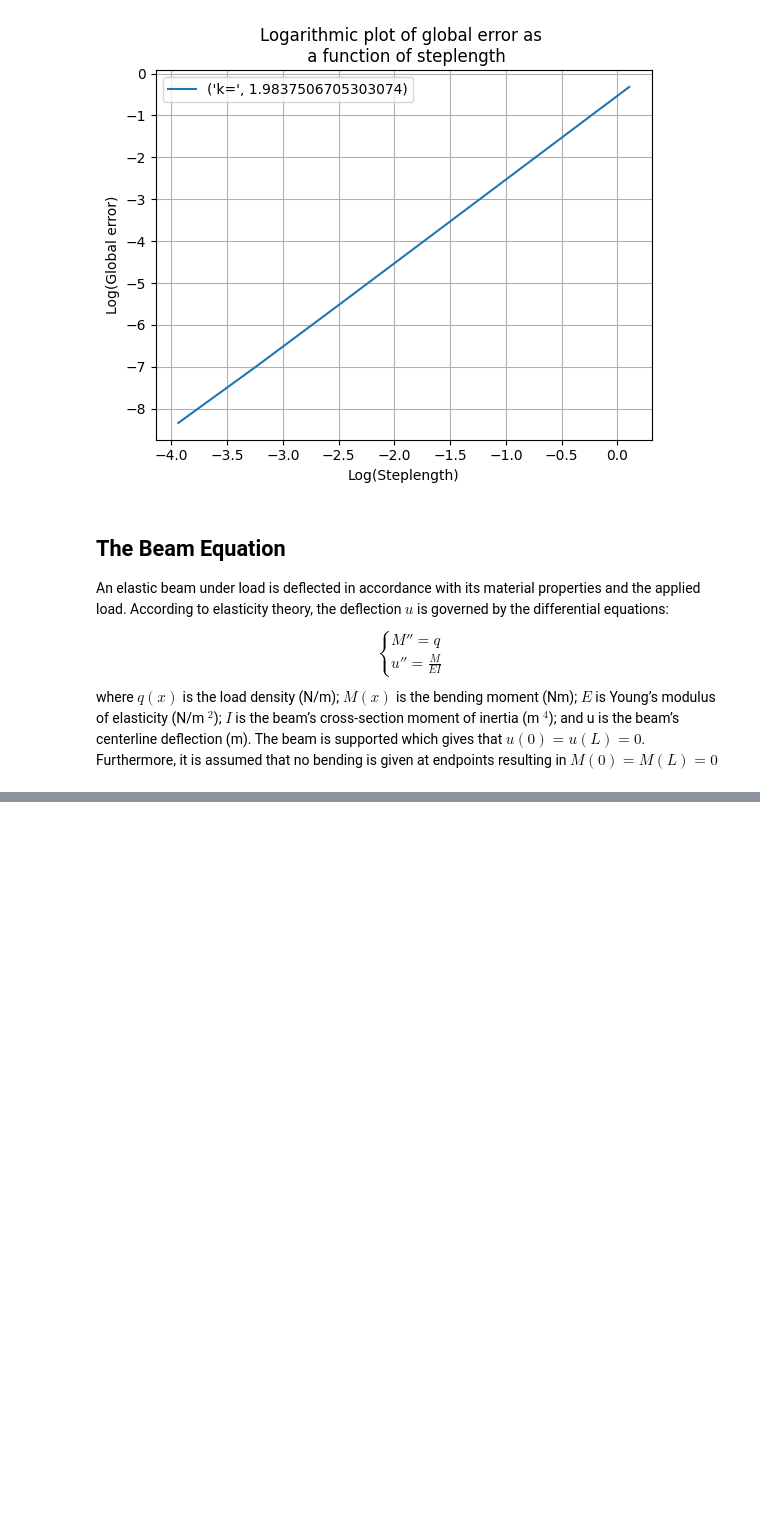
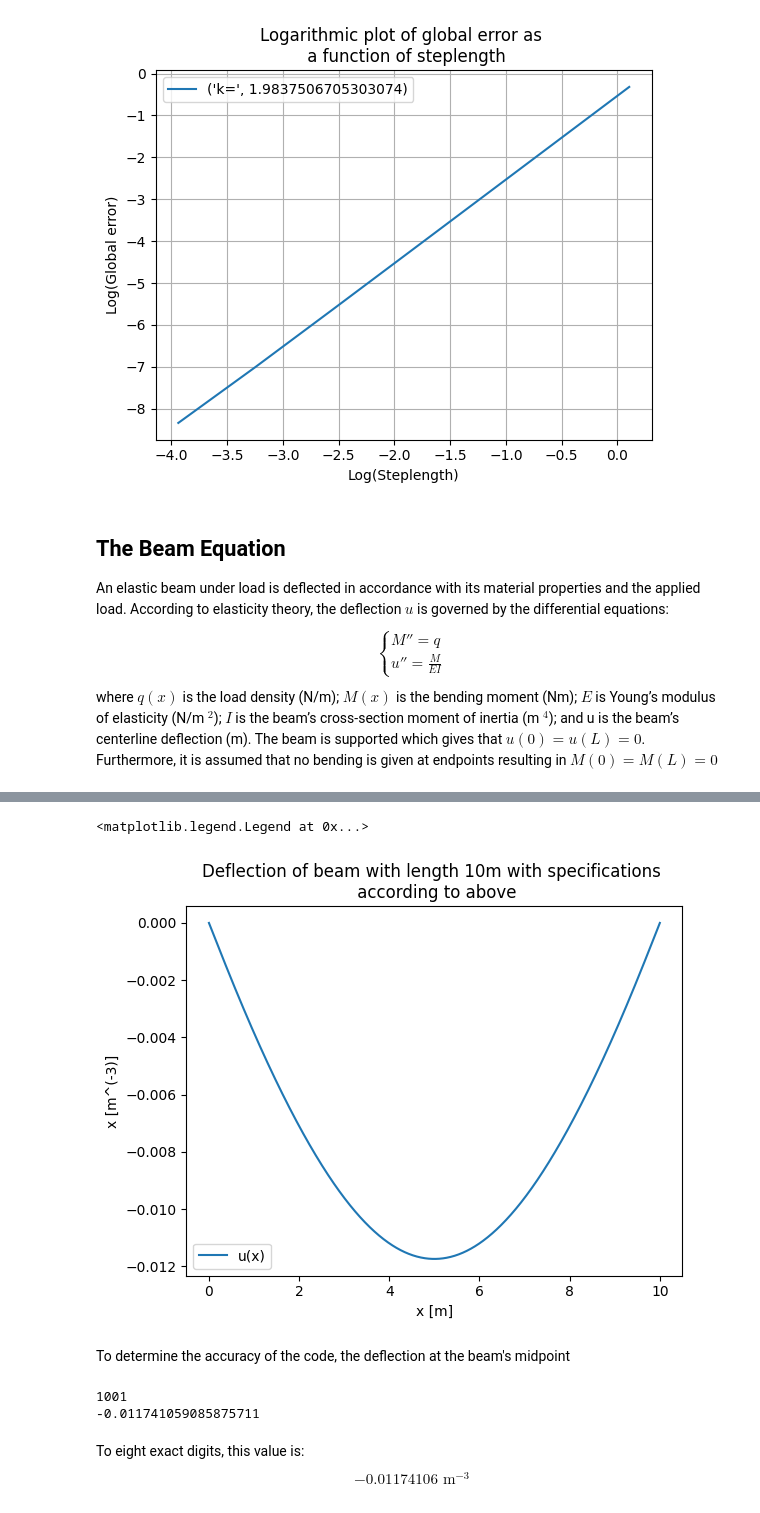
Before and after one commit to william-lundgren/FilipNumMums, a Jupyter notebook: Project2.ipynb, the cells around one changed output, grey strips where cells are left out. Drawn from its saved outputs; the diff is of its cells as text; code cells hidden in the pictures; blank space fills up the shorter version.

```diff
--- a/Project2.ipynb
+++ b/Project2.ipynb
@@ -162,0 +183,42 @@ def
+# %%
+E     = 1.9e11
+E_inv = 1/E
+
+def I(x):
+    return 0.001*(3-2*(np.cos(np.pi*x/L))**(12))
+
+def I_inv(x):
+    return 1/I(x)
+
+beam = np.linspace(0,10,1001)
+
+f_vec_beam = np.zeros(1001-2)
+
+for i in range(len(f_vec_beam)):
+    f_vec_beam[i] = E_inv * I_inv(beam[i+1]) * M[i+1]
+
+
+u = twopBVP(f_vec_beam, 0, 0, L, 999)
+u = np.concatenate(([0],u))
+u = np.concatenate((u,[0]))
+# %%
+plt.plot(beam_vec, u, label='u(x)')
+plt.title('Deflection of beam with length 10m with specifications \n according to above')
+plt.xlabel('x [m]')
+plt.ylabel('x [m^(-3)]')
+plt.legend()
+# %% [output]
+<matplotlib.legend.Legend at 0x...>
+[figure, added]
+# %% [markdown]
+To determine the accuracy of the code, the deflection at the beam's midpoint
+# %%
+print(u[500])
+# %% [output]
+1001
+-0.011741059085875711
+# %% [markdown]
+To eight exact digits, this value is:
+\begin{equation*}
+-0.01174106 \text{ m}^{-3}
+\end{equation*}
```
Also changed, not shown: parts of 10 cells of this notebook.
